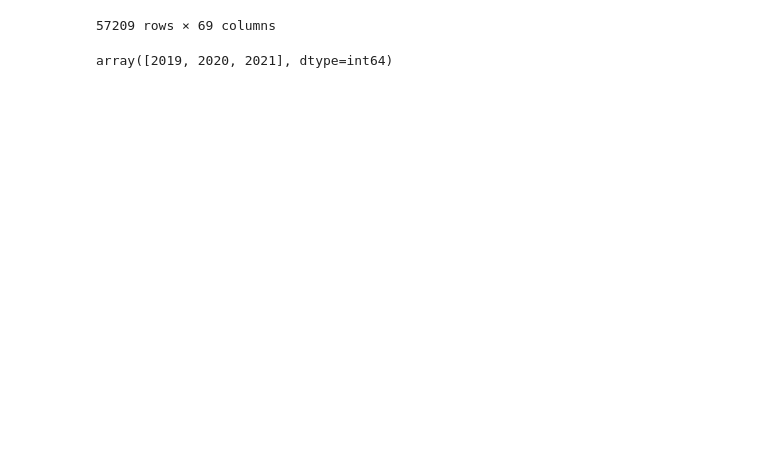
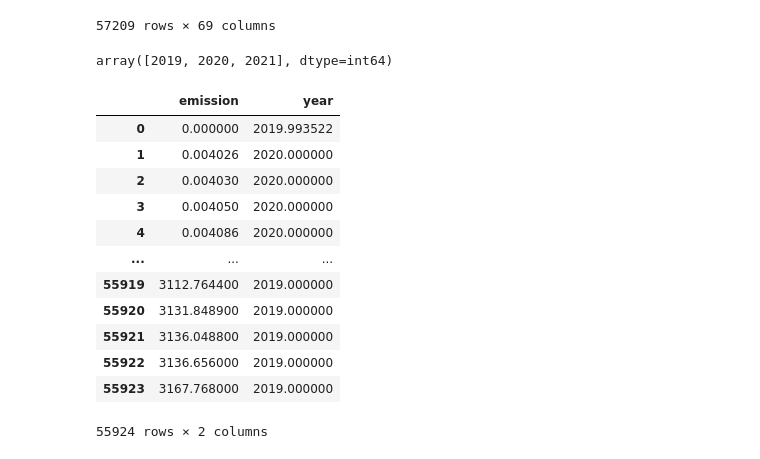
Before and after one commit to Richard-Patrick/Machine-Learning, a Jupyter notebook: Predict CO2 Emissions in Rwanda.ipynb, the cells around one changed output. Drawn from its saved outputs; the diff is of its cells as text; code cells hidden in the pictures; blank space fills up the shorter version.

```diff
--- a/Predict CO2 Emissions in Rwanda.ipynb
+++ b/Predict CO2 Emissions in Rwanda.ipynb
@@ -99,3 +99,19 @@ df
 df['year'].unique()
 # %% [output]
 array([2019, 2020, 2021], dtype=int64)
+# %%
+df.groupby('emission')['year'].mean().reset_index()
+# %% [output]
+|  | emission | year |
+| 0 | 0.000000 | 2019.993522 |
+| 1 | 0.004026 | 2020.000000 |
+| 2 | 0.004030 | 2020.000000 |
+| 3 | 0.004050 | 2020.000000 |
+| 4 | 0.004086 | 2020.000000 |
+| ... | ... | ... |
+| 55919 | 3112.764400 | 2019.000000 |
+| 55920 | 3131.848900 | 2019.000000 |
+| 55921 | 3136.048800 | 2019.000000 |
+| 55922 | 3136.656000 | 2019.000000 |
+| 55923 | 3167.768000 | 2019.000000 |
+55924 rows × 2 columns
```
